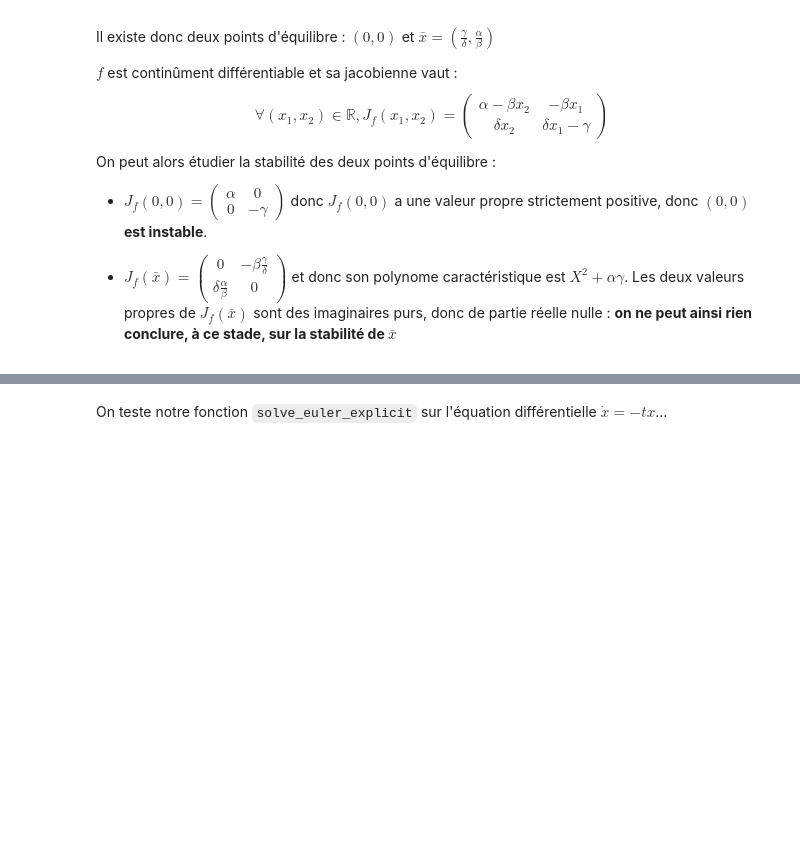
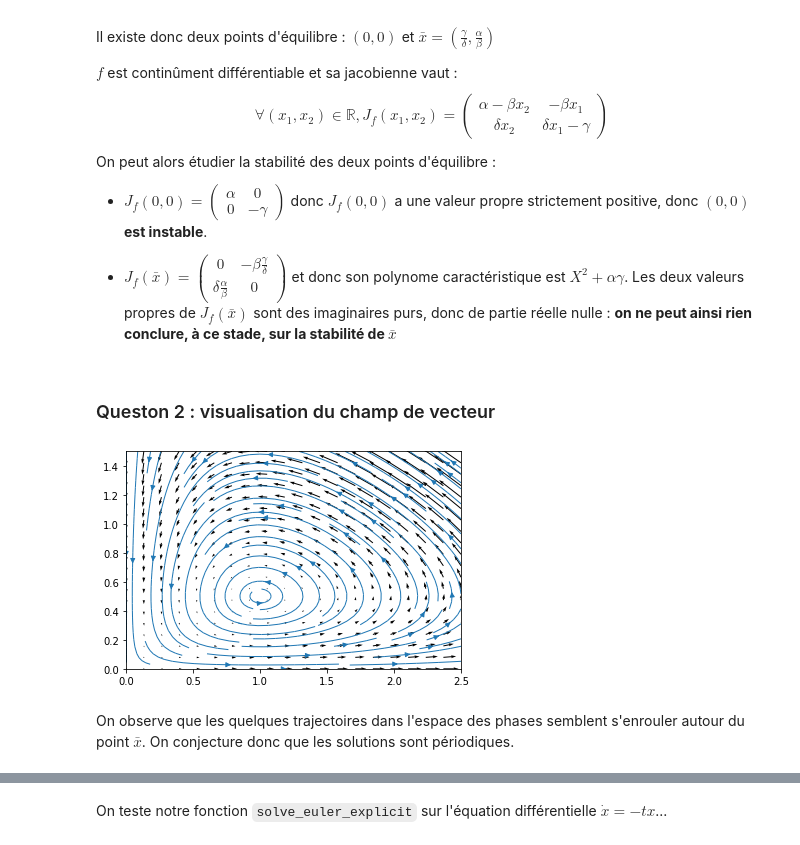
Before and after one commit to colombe-nothhelfer/ProjetNumerique2, a Jupyter notebook: Untitled.ipynb, the cells around one changed output, grey strips where cells are left out. Saved outputs shown, nothing was run; the diff lists cells and outputs as text; code cells hidden in the pictures; blank space fills up the shorter version.

```diff
--- a/Untitled.ipynb
+++ b/Untitled.ipynb
@@ -11,6 +11,8 @@ $$
 $$
 
 avec $\alpha, \beta, \gamma, \delta$ des réels **strictement positifs**.
+# %%
+alpha, beta, gamma, delta = 2/3, 4/3, 1, 1
 # %%
 import numpy as np
 import matplotlib.pyplot as plt
@@ -53,3 +55,21 @@ On peut alors étudier la stabilité des deux points d'équilibre :
 * $J_f(0,0) = \begin{pmatrix} \alpha & 0 \\ 0 & -\gamma \end{pmatrix}$ donc $J_f(0,0)$ a une valeur propre strictement positive, donc **$(0,0)$ est instable**.
 
 * $J_f(\bar x) = \begin{pmatrix} 0 & -\beta \frac{\gamma}{\delta} \\ \delta \frac{\alpha}{\beta} & 0 \end{pmatrix}$ et donc son polynome caractéristique est $X^2 + \alpha \gamma$. Les deux valeurs propres de $J_f(\bar x)$ sont des imaginaires purs, donc de partie réelle nulle : **on ne peut ainsi rien conclure, à ce stade, sur la stabilité de $\bar x$**
+# %% [markdown]
+### Queston 2 : visualisation du champ de vecteur
+# %%
+xmax, ymax = 2.5, 1.5
+
+X, Y = np.linspace(0, xmax, 20), np.linspace(0,ymax,20)
+Xm, Ym = np.meshgrid(X,Y)
+
+Xp =   Xm * (alpha -  beta * Ym)
+Yp = - Ym * (gamma - delta * Xm)
+
+plt.quiver(Xm, Ym, Xp, Yp);
+plt.streamplot(X, Y, Xp, Yp, linewidth=1);
+plt.axis(xmin=0, xmax=xmax, ymin=0, ymax=ymax);
+# %% [output]
+[figure, added]
+# %% [markdown]
+On observe que les quelques trajectoires dans l'espace des phases semblent s'enrouler autour du point $\bar x$. On conjecture donc que les solutions sont périodiques.
```
Also changed, not shown: parts of 10 cells of this notebook.
